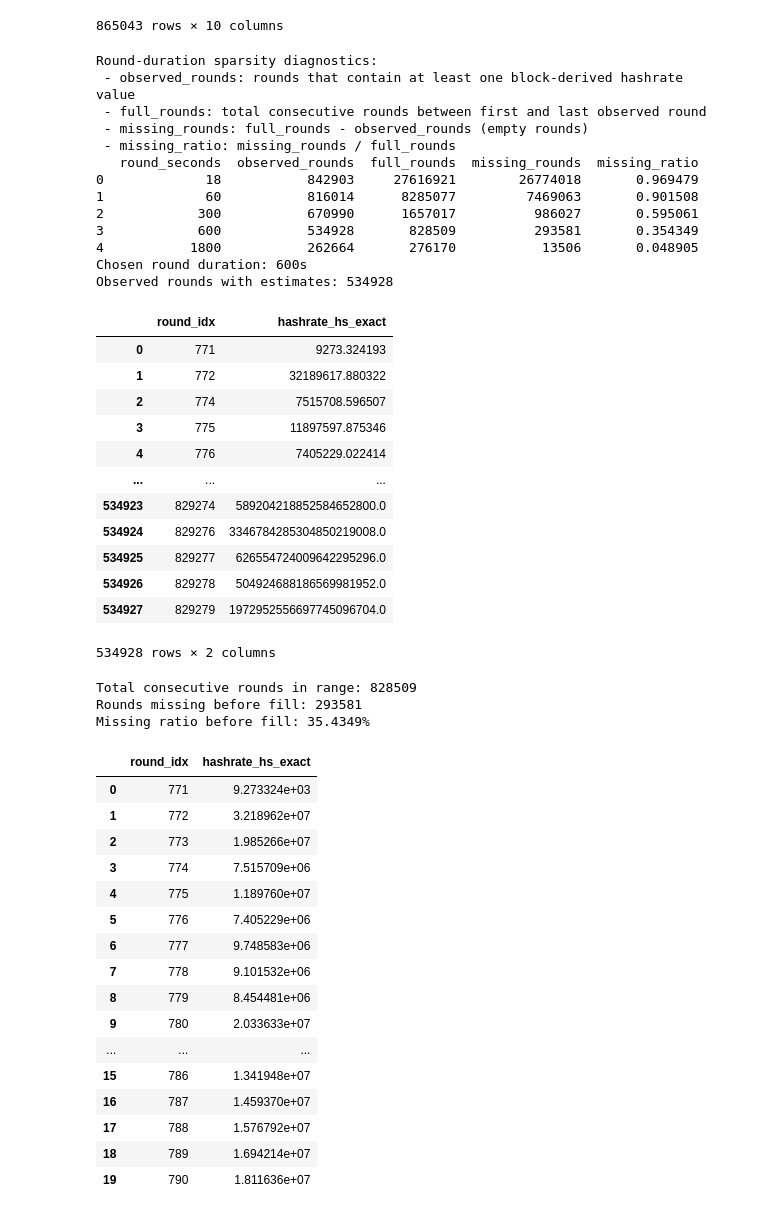
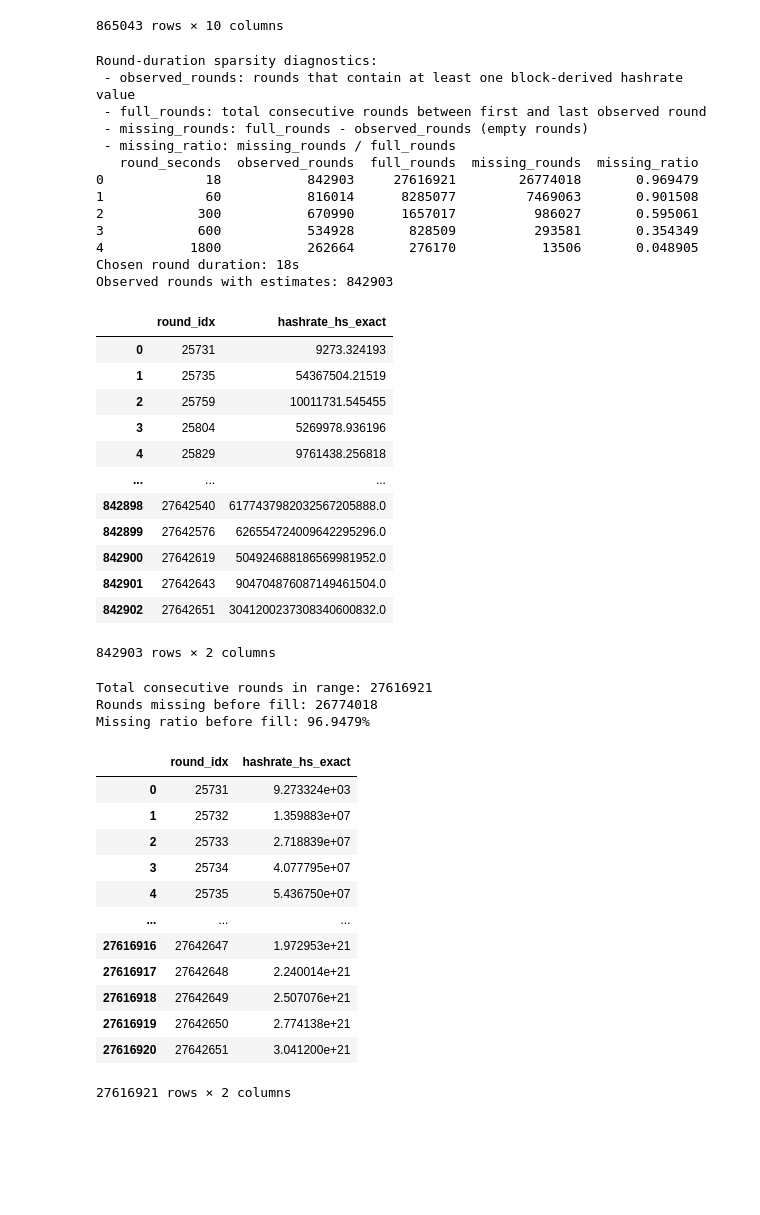
Before and after one commit to loicmiller/variable-mls, a Jupyter notebook: analysis/bitcoin-gamma-estimation.ipynb, the cells around one changed output. Cells and saved outputs as stored; diff of their text form; code cells hidden in the pictures; blank space fills up the shorter version.

```diff
--- a/analysis/bitcoin-gamma-estimation.ipynb
+++ b/analysis/bitcoin-gamma-estimation.ipynb
@@ -254,7 +254,7 @@ print(' - missing_ratio: missing_rounds / full_rounds')
 print(round_duration_diagnostics)
 
 # Choose a larger round duration to reduce empty-round sparsity.
-ROUND_SECONDS = 600
+ROUND_SECONDS = 18
 
 # Observed rounds only (no fill yet).
 df_rounds_valid = df_valid.copy()
@@ -282,63 +282,59 @@ Round-duration sparsity diagnostics:
 2            300           670990      1657017          986027       0.595061
 3            600           534928       828509          293581       0.354349
 4           1800           262664       276170           13506       0.048905
-Chosen round duration: 600s
-Observed rounds with estimates: 534928
+Chosen round duration: 18s
+Observed rounds with estimates: 842903
 |  | round_idx | hashrate_hs_exact |
-| 0 | 771 | 9273.324193 |
-| 1 | 772 | 32189617.880322 |
-| 2 | 774 | 7515708.596507 |
-| 3 | 775 | 11897597.875346 |
-| 4 | 776 | 7405229.022414 |
+| 0 | 25731 | 9273.324193 |
+| 1 | 25735 | 54367504.21519 |
+| 2 | 25759 | 10011731.545455 |
+| 3 | 25804 | 5269978.936196 |
+| 4 | 25829 | 9761438.256818 |
 | ... | ... | ... |
-| 534923 | 829274 | 589204218852584652800.0 |
-| 534924 | 829276 | 3346784285304850219008.0 |
-| 534925 | 829277 | 626554724009642295296.0 |
-| 534926 | 829278 | 504924688186569981952.0 |
-| 534927 | 829279 | 1972952556697745096704.0 |
+| 842898 | 27642540 | 6177437982032567205888.0 |
+| 842899 | 27642576 | 626554724009642295296.0 |
+| 842900 | 27642619 | 504924688186569981952.0 |
+| 842901 | 27642643 | 904704876087149461504.0 |
+| 842902 | 27642651 | 3041200237308340600832.0 |
-534928 rows × 2 columns
+842903 rows × 2 columns
 # %%
 # Step 2: enforce consecutive round indexing and fill missing rounds.
 full_round_index = pd.RangeIndex(
     int(observed_round_hashrate['round_idx'].min()),
     int(observed_round_hashrate['round_idx'].max()) + 1,
     name='round_idx',
 )
 round_hashrate = observed_round_hashrate.set_index('round_idx').reindex(full_round_index)
 missing_before_fill = int(round_hashrate['hashrate_hs_exact'].isna().sum())
 
 # Ensure numeric dtype before interpolation on the reindexed series.
 round_hashrate['hashrate_hs_exact'] = pd.to_numeric(round_hashrate['hashrate_hs_exact'], errors='coerce')
 
 # Fill gaps with linear interpolation (then edge fill).
 round_hashrate['hashrate_hs_exact'] = round_hashrate['hashrate_hs_exact'].interpolate(method='linear')
 round_hashrate['hashrate_hs_exact'] = round_hashrate['hashrate_hs_exact'].ffill().bfill()
 round_hashrate = round_hashrate.reset_index()
 
 print(f'Total consecutive rounds in range: {len(round_hashrate)}')
 print(f'Rounds missing before fill: {missing_before_fill}')
 print(f'Missing ratio before fill: {missing_before_fill / len(round_hashrate):.4%}')
 
-round_hashrate.head(20)
+round_hashrate
 # %% [output]
-Total consecutive rounds in range: 828509
-Rounds missing before fill: 293581
-Missing ratio before fill: 35.4349%
+Total consecutive rounds in range: 27616921
+Rounds missing before fill: 26774018
+Missing ratio before fill: 96.9479%
 |  | round_idx | hashrate_hs_exact |
-| 0 | 771 | 9.273324e+03 |
-| 1 | 772 | 3.218962e+07 |
-| 2 | 773 | 1.985266e+07 |
-| 3 | 774 | 7.515709e+06 |
-| 4 | 775 | 1.189760e+07 |
-| 5 | 776 | 7.405229e+06 |
-| 6 | 777 | 9.748583e+06 |
-| 7 | 778 | 9.101532e+06 |
-| 8 | 779 | 8.454481e+06 |
-| 9 | 780 | 2.033633e+07 |
+| 0 | 25731 | 9.273324e+03 |
+| 1 | 25732 | 1.359883e+07 |
+| 2 | 25733 | 2.718839e+07 |
+| 3 | 25734 | 4.077795e+07 |
+| 4 | 25735 | 5.436750e+07 |
 | ... | ... | ... |
-| 15 | 786 | 1.341948e+07 |
-| 16 | 787 | 1.459370e+07 |
-| 17 | 788 | 1.576792e+07 |
-| 18 | 789 | 1.694214e+07 |
-| 19 | 790 | 1.811636e+07 |
+| 27616916 | 27642647 | 1.972953e+21 |
+| 27616917 | 27642648 | 2.240014e+21 |
+| 27616918 | 27642649 | 2.507076e+21 |
+| 27616919 | 27642650 | 2.774138e+21 |
+| 27616920 | 27642651 | 3.041200e+21 |
+27616921 rows × 2 columns
 # %%
```
Also changed, not shown: parts of 14 cells of this notebook, 6 other files.
